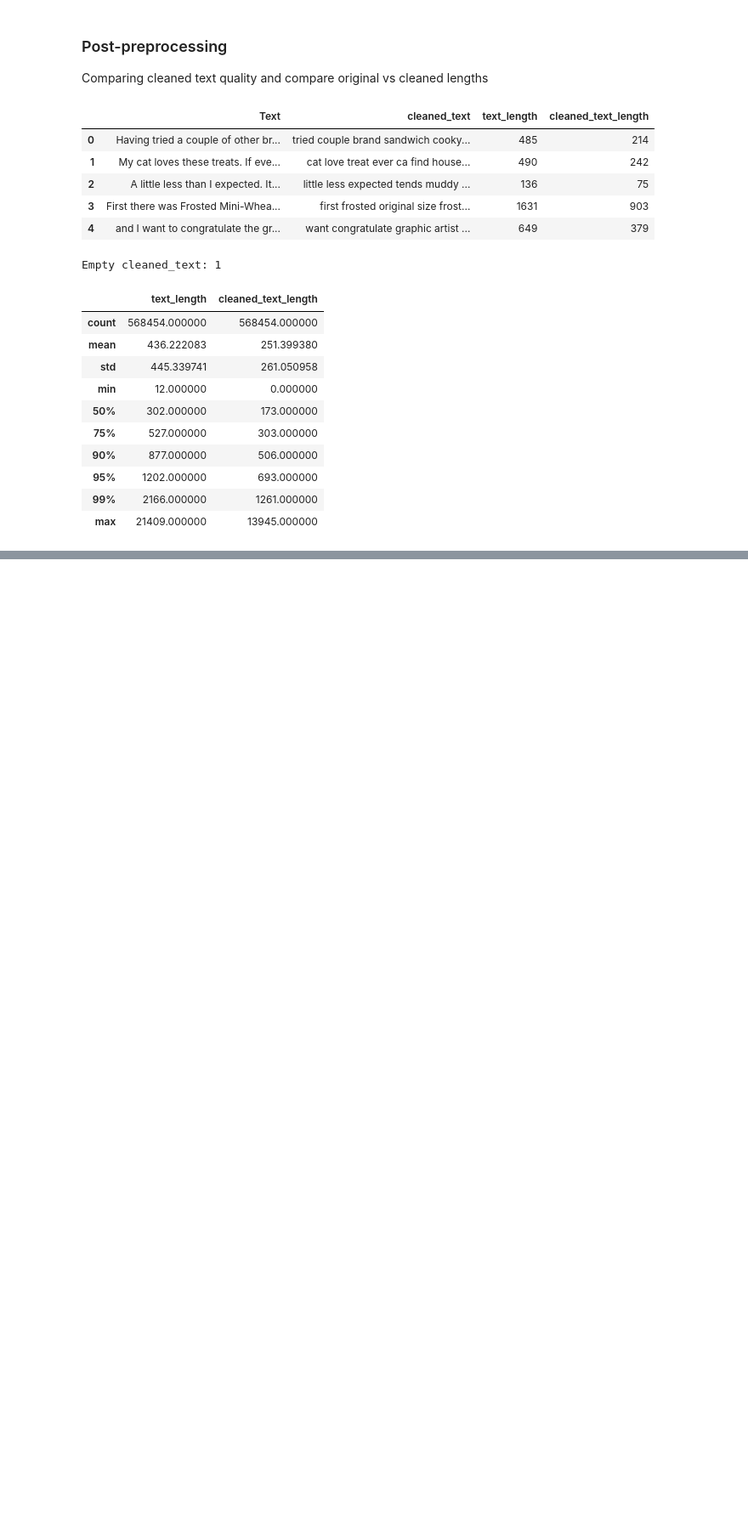
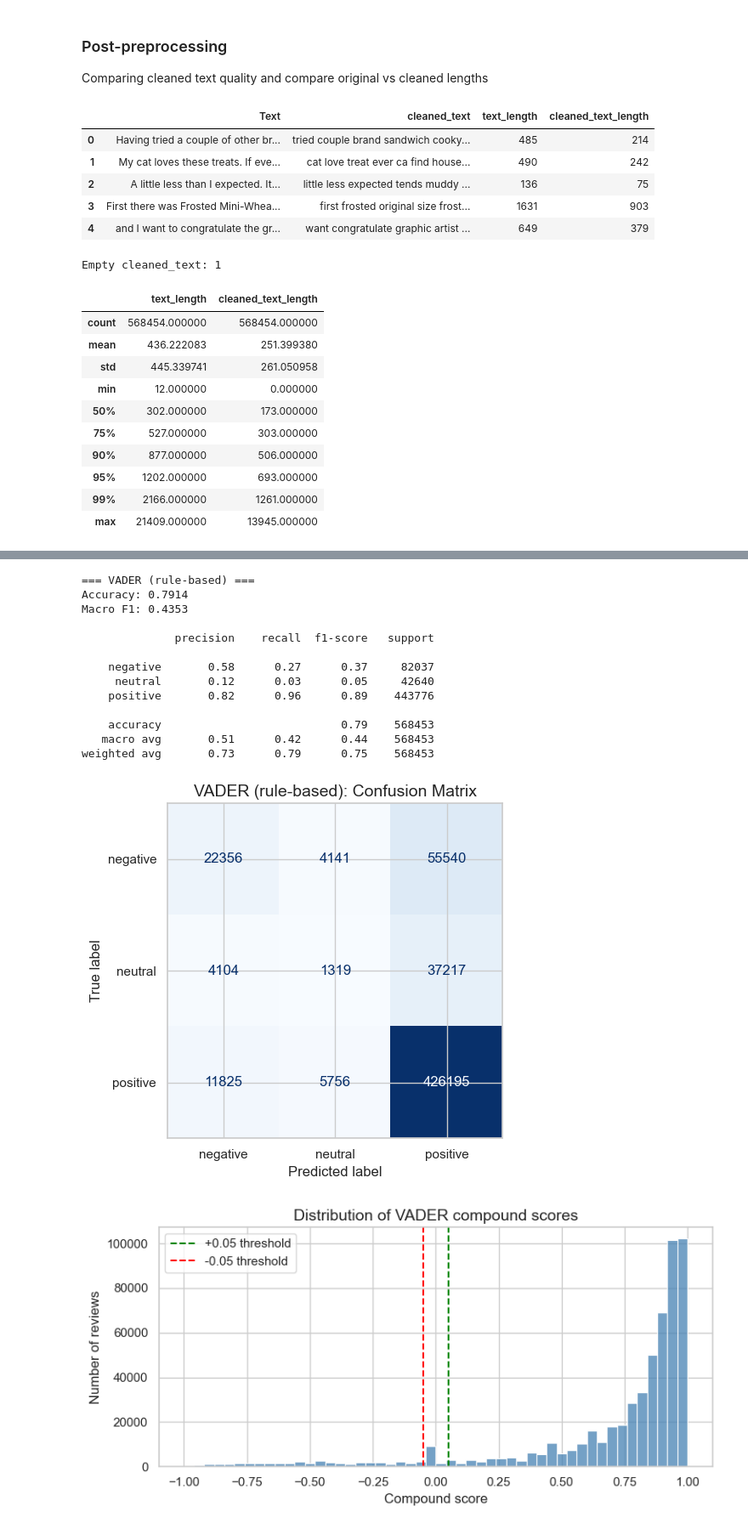
Before and after one commit to AdvayChandramouli/amazon-food-reviews, a Jupyter notebook: amazon_semantic_analysis.ipynb, the cells around one changed output, grey strips where cells are left out. Shown at 85% size. Cells and saved outputs as stored; diff of their text form; code cells hidden in the pictures; blank space fills up the shorter version.

```diff
--- a/amazon_semantic_analysis.ipynb
+++ b/amazon_semantic_analysis.ipynb
@@ -404,0 +580,41 @@ Empty cleaned_text: 1
+# %%
+vader_analyzer = SentimentIntensityAnalyzer()
+def score_vader(text: str) -> float:
+    return vader_analyzer.polarity_scores(text)["compound"]
+
+# Score every review in the modeling frame and derive a 3-class prediction.
+model_df["vader_compound"] = model_df[TEXT_COL].map(score_vader)
+model_df["vader_pred"] = model_df["vader_compound"].map(vader_compound_to_label)
+
+vader_metrics = evaluate_predictions(
+    model_df[LABEL_COL],
+    model_df["vader_pred"],
+    model_name="VADER (rule-based)",
+)
+
+fig, ax = plt.subplots(figsize=(8, 4))
+sns.histplot(model_df["vader_compound"], bins=50, kde=False, ax=ax, color="steelblue")
+ax.axvline(0.05, color="green", linestyle="--", label="+0.05 threshold")
+ax.axvline(-0.05, color="red", linestyle="--", label="-0.05 threshold")
+ax.set_title("Distribution of VADER compound scores")
+ax.set_xlabel("Compound score")
+ax.set_ylabel("Number of reviews")
+ax.legend()
+plt.tight_layout()
+plt.show()
+# %% [output]
+=== VADER (rule-based) ===
+Accuracy: 0.7914
+Macro F1: 0.4353
+
+              precision    recall  f1-score   support
+
+    negative       0.58      0.27      0.37     82037
+     neutral       0.12      0.03      0.05     42640
+    positive       0.82      0.96      0.89    443776
+
+    accuracy                           0.79    568453
+   macro avg       0.51      0.42      0.44    568453
+weighted avg       0.73      0.79      0.75    568453
+[figure, added]
+[figure, added]
```
Also changed, not shown: parts of 23 cells of this notebook, 2 other files.
